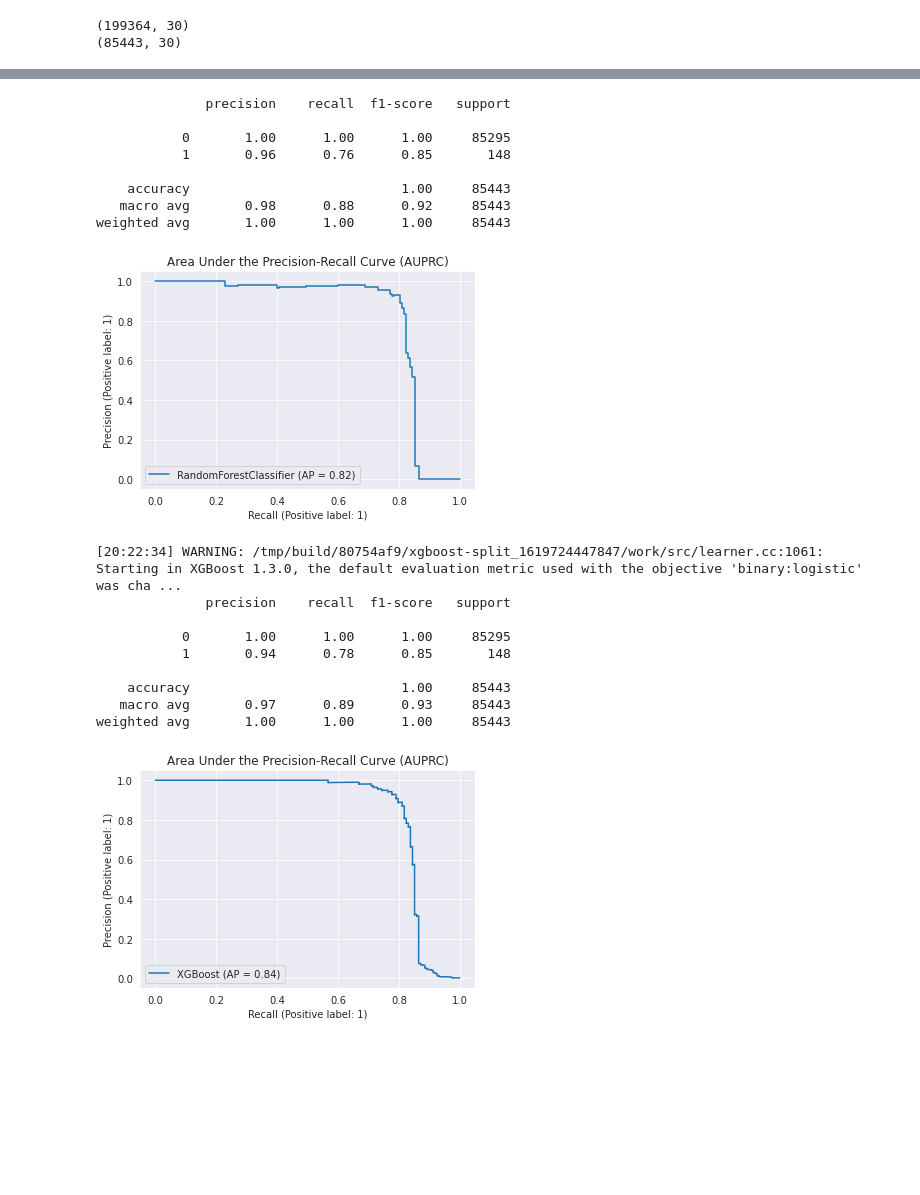
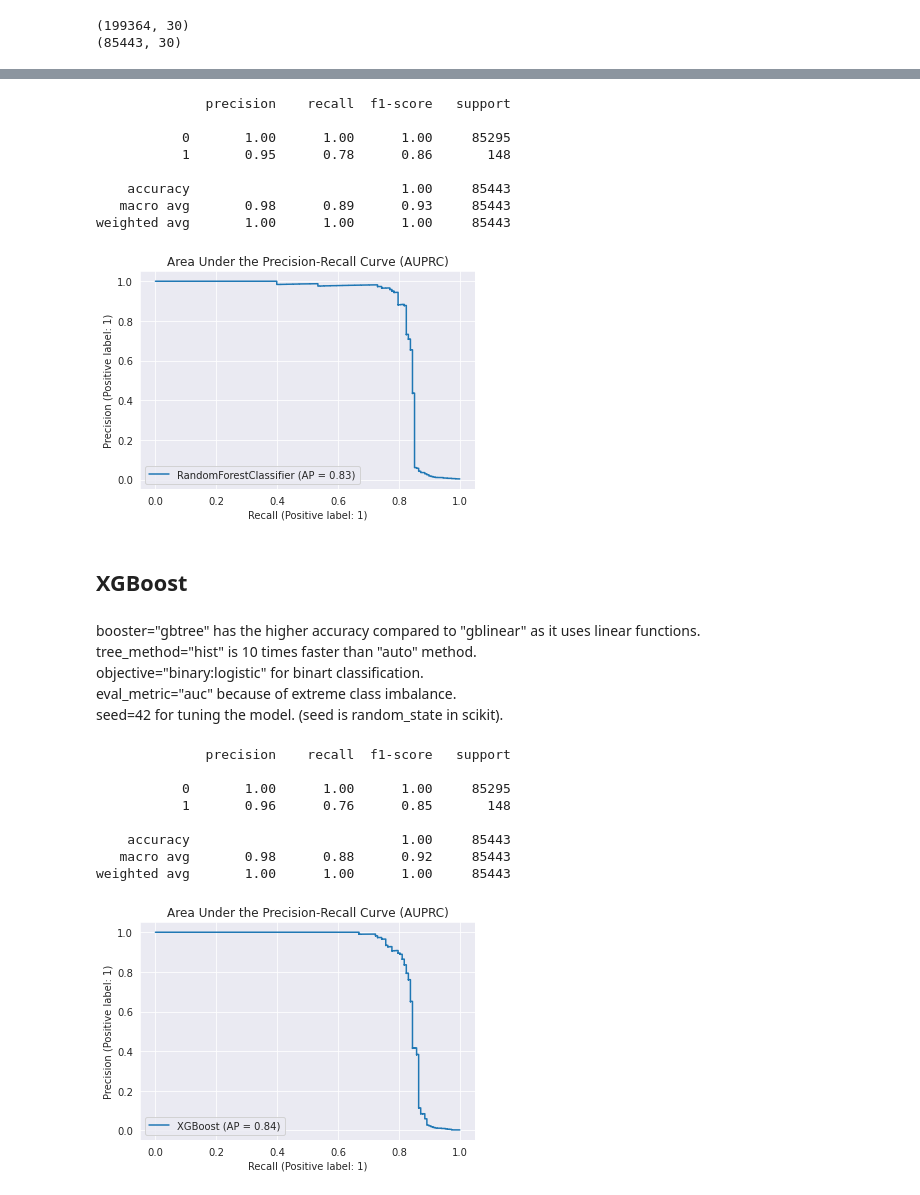
Before and after one commit to AtakanYuksel/credit-card-fraud-detection, a Jupyter notebook: main.ipynb, the cells around one changed output, grey strips where cells are left out. Drawn from its saved outputs; the diff is of its cells as text; code cells hidden in the pictures; blank space fills up the shorter version.

```diff
--- a/main.ipynb
+++ b/main.ipynb
@@ -93,28 +77,45 @@ from sklearn.metrics import PrecisionRecallDisplay
 # %%
 from sklearn.ensemble import RandomForestClassifier
 
-rfc = make_pipeline(StandardScaler(), RandomForestClassifier(n_jobs=-1, random_state=42))
-rfc.fit(X_train.to_numpy(), y_train.to_numpy())
+rfc = make_pipeline(StandardScaler(), RandomForestClassifier(criterion="entropy", n_jobs=-1, random_state=42))
+rfc.fit(X_train, y_train)
 
 rfc_pred = rfc.predict(X_test)
 rfc_proba = rfc.predict_proba(X_test)[:, 1]
 
 print(classification_report(y_test, rfc_pred))
 display = PrecisionRecallDisplay.from_predictions(y_test, rfc_proba, name="RandomForestClassifier").ax_.set_title("Area Under the Precision-Recall Curve (AUPRC)")
 # %% [output]
               precision    recall  f1-score   support
 
            0       1.00      1.00      1.00     85295
-           1       0.96      0.76      0.85       148
+           1       0.95      0.78      0.86       148
 
     accuracy                           1.00     85443
-   macro avg       0.98      0.88      0.92     85443
+   macro avg       0.98      0.89      0.93     85443
 weighted avg       1.00      1.00      1.00     85443
-[figure, old version]
+[figure, new version]
+# %% [markdown]
+## XGBoost
+# %% [markdown]
+booster="gbtree" has the higher accuracy compared to "gblinear" as it uses linear functions.<br>
+tree_method="hist" is 10 times faster than "auto" method.<br>
+objective="binary:logistic" for binart classification.<br>
+eval_metric="auc" because of extreme class imbalance.<br>
+seed=42 for tuning the model. (seed is random_state in scikit).<br>
 # %%
 from xgboost import XGBClassifier
 
-xgb = make_pipeline(StandardScaler(), XGBClassifier(random_state=42))
+xgb_param_grid = {
+    #"eta": list(np.arange(0.0, 0.31, 0.05)), # learning_rate
+    #"max_depth": list(np.arange(3, 11, 1)),
+    #"subsample": list(np.arange(0.5, 1.01, 0.1)),
+}
+
+auc_scorer = make_scorer(roc_auc_score)
+
+halving_xgb = HalvingGridSearchCV(XGBClassifier(booster="gbtree", tree_method="hist", eta=0.25, max_depth=9, subsample=0.8, objective="binary:logistic", seed=42, use_label_encoder=False, eval_metric="auc"), xgb_param_grid, refit=True, scoring=auc_scorer)
+xgb = make_pipeline(StandardScaler(), halving_xgb)
 xgb.fit(X_train, y_train)
 
 xgb_pred = xgb.predict(X_test)
@@ -123,16 +124,15 @@ xgb_proba = xgb.predict_proba(X_test)[:, 1]
 print(classification_report(y_test, xgb_pred))
 display = PrecisionRecallDisplay.from_predictions(y_test, xgb_proba, name="XGBoost").ax_.set_title("Area Under the Precision-Recall Curve (AUPRC)")
 # %% [output]
-[20:22:34] WARNING: /tmp/build/80754af9/xgboost-split_1619724447847/work/src/learner.cc:1061: Starting in XGBoost 1.3.0, the default evaluation metric used with the objective 'binary:logistic' was cha ...
               precision    recall  f1-score   support
 
            0       1.00      1.00      1.00     85295
-           1       0.94      0.78      0.85       148
+           1       0.96      0.76      0.85       148
 
     accuracy                           1.00     85443
-   macro avg       0.97      0.89      0.93     85443
+   macro avg       0.98      0.88      0.92     85443
 weighted avg       1.00      1.00      1.00     85443
-[figure, old version]
+[figure, new version]
 # %%
 from sklearn.linear_model import SGDClassifier
 from sklearn.kernel_approximation import PolynomialCountSketch
```
Also changed, not shown: parts of 9 cells of this notebook.
